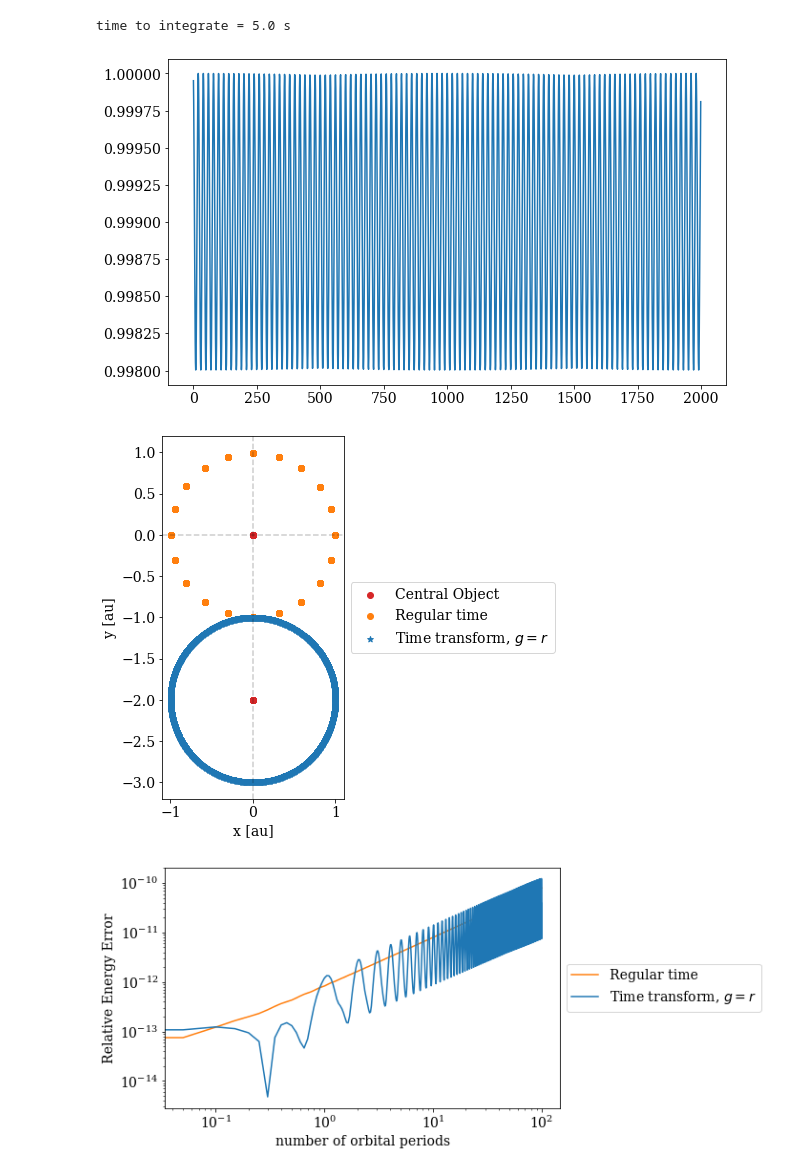
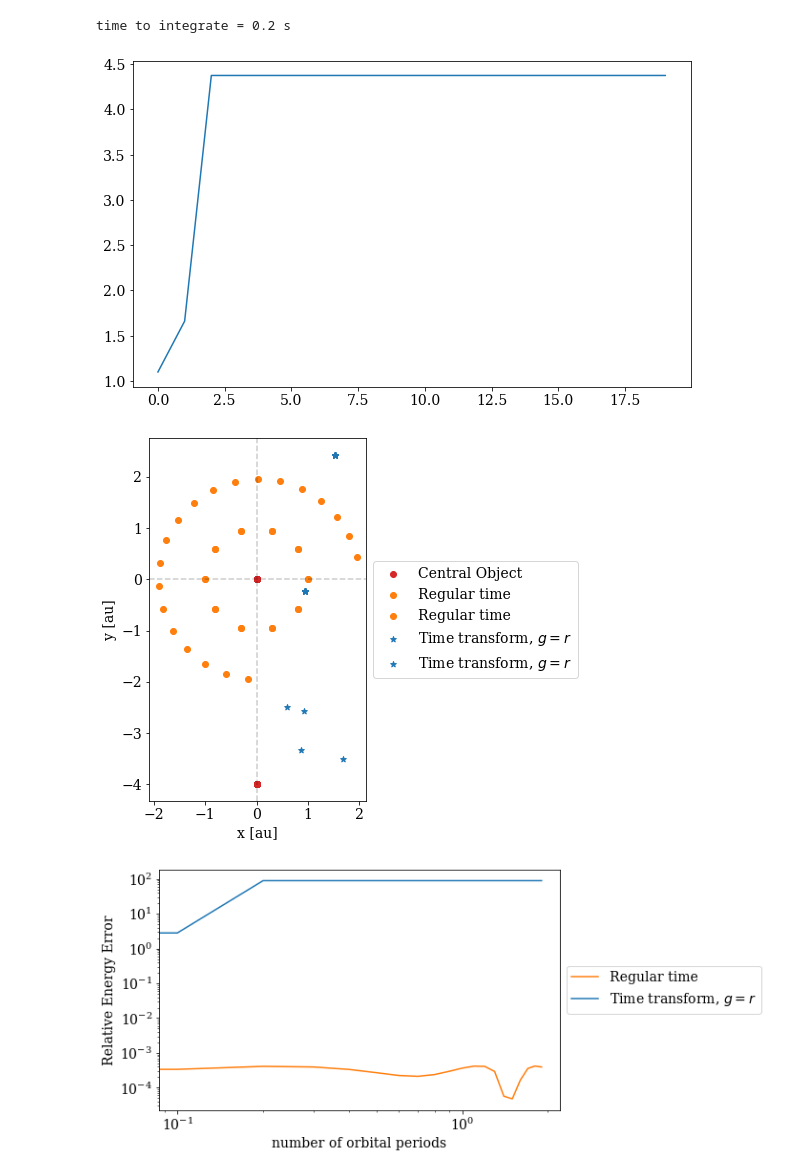
Before and after one commit to michaelkmpoon/eccentricWH, a Jupyter notebook: 14_eccentricWH_bruteforce_nbody.ipynb, the cells around one changed output. Saved outputs shown, nothing was run; the diff lists cells and outputs as text; code cells hidden in the pictures.

Commit message:
fix time transform to 2 body kepler with weird minus sign

```diff
--- a/14_eccentricWH_bruteforce_nbody.ipynb
+++ b/14_eccentricWH_bruteforce_nbody.ipynb
@@ -153,11 +176,12 @@ time to integrate = 7.5 s
 
 p0 = np.array([0., 0., 0., 0., 0., 0., 1.0])
 p1 = np.array([1., 0., 0., 0., 1., 0., 1e-3])
-sim_jacobi = np.stack([p0, p1])
+p2 = np.array([2., 0., 0., 0., 0.7, 0., 1e-3])
+sim_jacobi = np.stack([p0, p1, p2])
 masses = sim_jacobi[:,-1]
 
 sim = integrator_tools.jacobi_to_inertial(sim_jacobi, masses)
-total_mass = np.sum(sim[:,6])
+
 # Calculate Jacobi masses
 sim_jacobi = integrator_tools.inertial_to_jacobi(sim)
 
@@ -201,42 +225,44 @@ end = time.time()
 
 print('time to integrate =', np.round(end - start, 1), 's')
 # %% [output]
-time to integrate = 5.0 s
+time to integrate = 0.2 s
 # %%
 # e=0.5, central mass=5
 
 orbital_periods = timestep*np.arange(N_steps)/ binary_period
 
 plt.figure(figsize=(10,6))
 plt.plot(time_tranform_array)
 plt.show()
 
 plt.figure(figsize=(10,6))
 plt.scatter(orbit_soln[0,0], orbit_soln[0,1], label='Central Object', c='tab:red')
-plt.scatter(orbit_soln[0,0], orbit_soln[0,1]-2, c='tab:red')
+plt.scatter(orbit_soln[0,0], orbit_soln[0,1]-4, c='tab:red')
 plt.scatter(orbit_soln[1,0], orbit_soln[1,1], label='Regular time', c='tab:orange')
-plt.scatter(orbit_soln_transform[1,0], orbit_soln_transform[1,1]-2, label='Time transform, $g=r$', marker='*', c='tab:blue')
+plt.scatter(orbit_soln[2,0], orbit_soln[2,1], label='Regular time', c='tab:orange')
+plt.scatter(orbit_soln_transform[1,0], orbit_soln_transform[1,1]-4, label='Time transform, $g=r$', marker='*', c='tab:blue')
+plt.scatter(orbit_soln_transform[2,0], orbit_soln_transform[2,1]-4, label='Time transform, $g=r$', marker='*', c='tab:blue')
 plt.axhline(0, ls='--', alpha=0.2, c='black')
 plt.axvline(0, ls='--', alpha=0.2, c='black')
 plt.axis('scaled')
 plt.xlabel('x [au]')
 plt.ylabel('y [au]')
 plt.legend(loc='center left', bbox_to_anchor=(1, 0.5))
 plt.tight_layout()
 plt.savefig('comparison.jpg', dpi=300)
 plt.show()
 
 plt.figure(figsize=(10,4.5))
 plt.loglog(orbital_periods, energy_error, label='Regular time', c='tab:orange')
 plt.loglog(orbital_periods, time_tranform_array*energy_error_transform, label='Time transform, $g=r$', c='tab:blue')
 #plt.ylim(-6e-5, 6e-5)
 plt.xlabel('number of orbital periods')
 plt.ylabel('Relative Energy Error')
 plt.legend(loc='center left', bbox_to_anchor=(1, 0.5))
 plt.tight_layout()
 #plt.savefig('SS_energy_error.jpg', dpi=300)
 plt.show()
 # %% [output]
-[figure, old version]
+[figure, new version]
-[figure, old version]
+[figure, new version]
-[figure, old version]
+[figure, new version]
```
Also changed, not shown: parts of 3 cells of this notebook, 3 other files.
